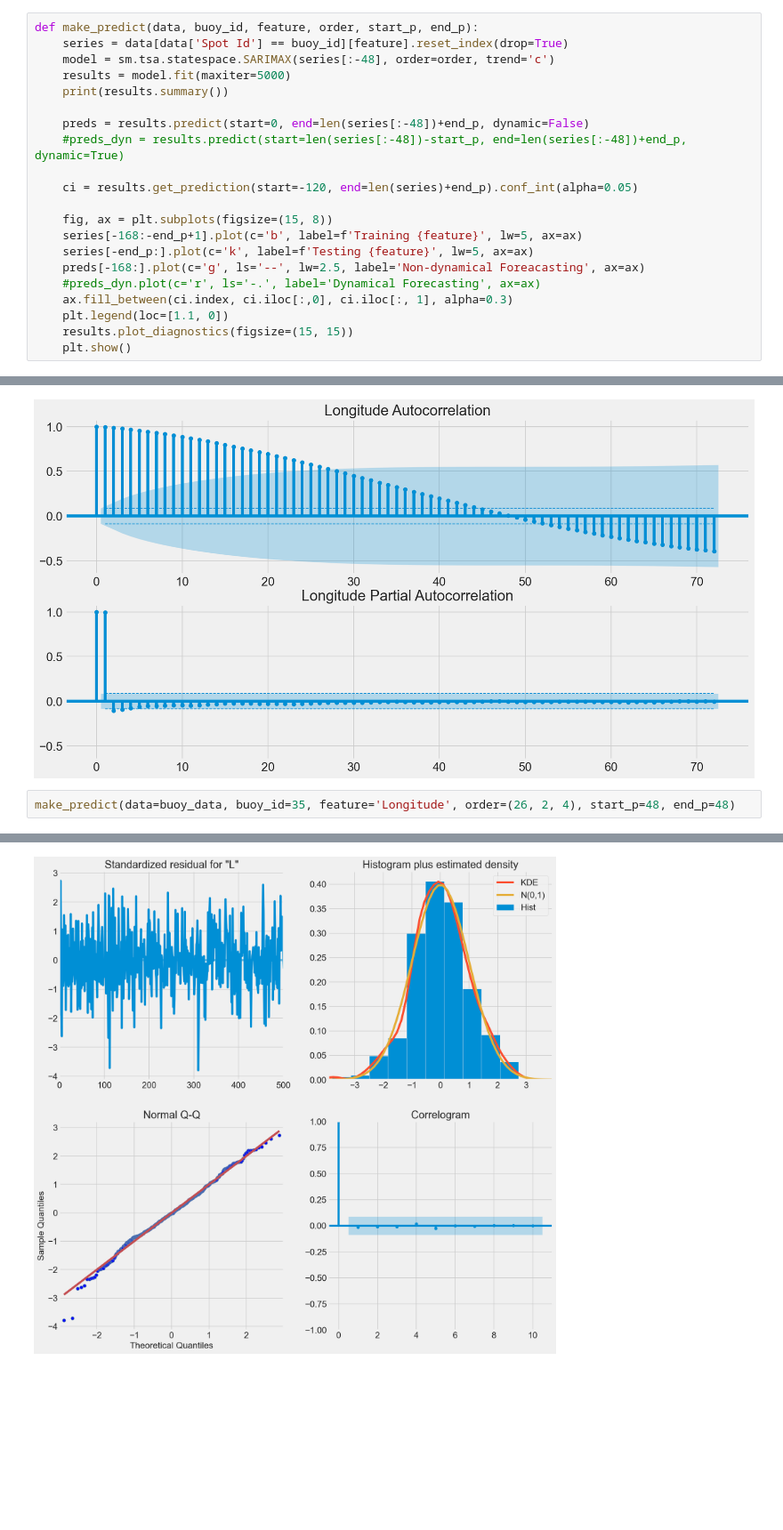
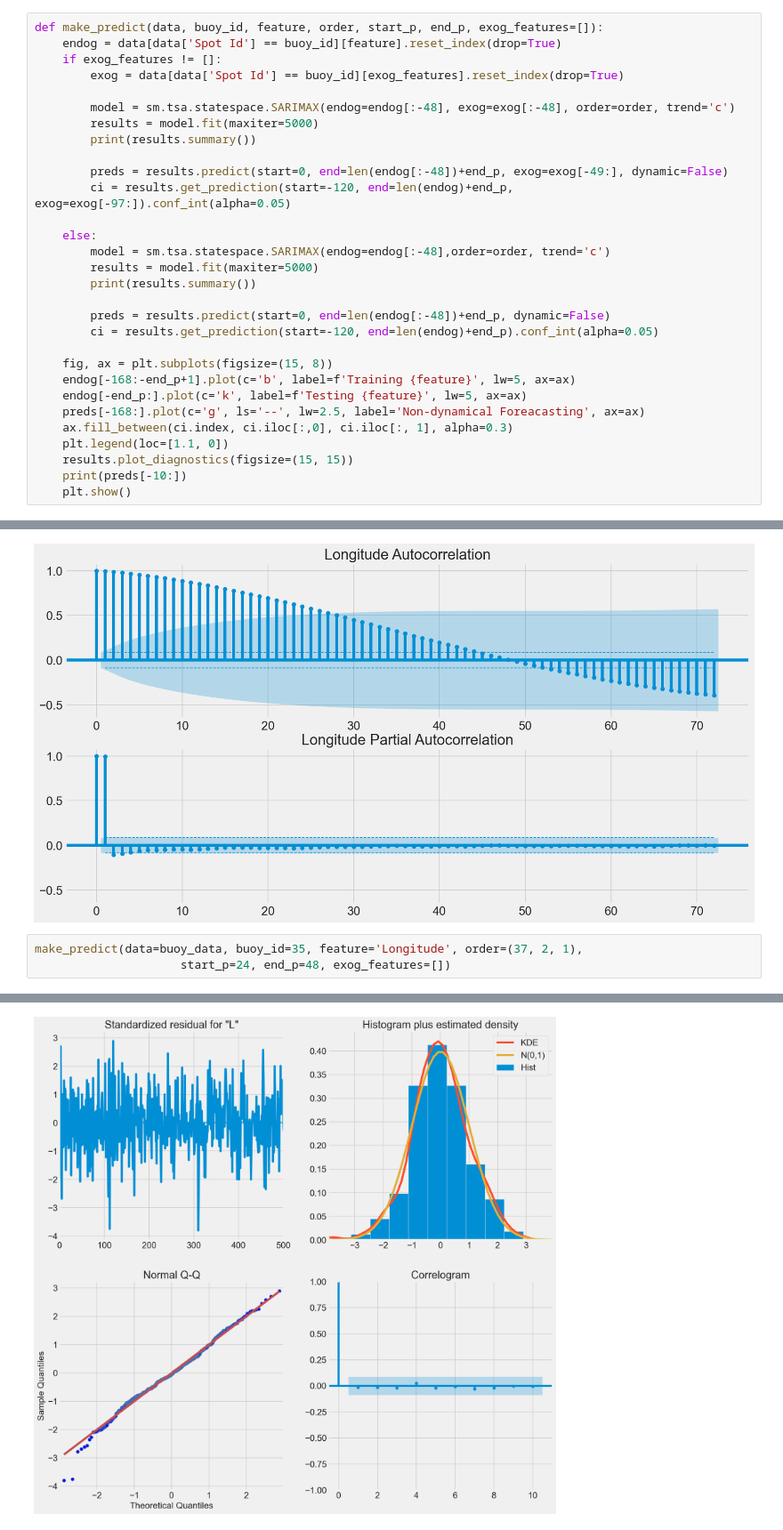
Before and after one commit to esbatiehsan/forecasting-floats, a Jupyter notebook: arima-model.ipynb, the cells around one changed output, grey strips where cells are left out. Shown at 89% size. Cells and saved outputs as stored; diff of their text form; blank space fills up the shorter version.

```diff
--- a/arima-model.ipynb
+++ b/arima-model.ipynb
@@ -43,25 +43,34 @@ def plot_diff(data, buoy_id, test_size, feature):
     ax[2].set_title(f'{feature} Differenced Twice')
     plt.show()
 # %%
-def make_predict(data, buoy_id, feature, order, start_p, end_p):
-    series = data[data['Spot Id'] == buoy_id][feature].reset_index(drop=True)
-    model = sm.tsa.statespace.SARIMAX(series[:-48], order=order, trend='c')
-    results = model.fit(maxiter=5000)
-    print(results.summary())
+def make_predict(data, buoy_id, feature, order, start_p, end_p, exog_features=[]):
+    endog = data[data['Spot Id'] == buoy_id][feature].reset_index(drop=True)
+    if exog_features != []:
+        exog = data[data['Spot Id'] == buoy_id][exog_features].reset_index(drop=True)
 
-    preds = results.predict(start=0, end=len(series[:-48])+end_p, dynamic=False)
-    #preds_dyn = results.predict(start=len(series[:-48])-start_p, end=len(series[:-48])+end_p, dynamic=True)
+        model = sm.tsa.statespace.SARIMAX(endog=endog[:-48], exog=exog[:-48], order=order, trend='c')
+        results = model.fit(maxiter=5000)
+        print(results.summary())
 
-    ci = results.get_prediction(start=-120, end=len(series)+end_p).conf_int(alpha=0.05)
+        preds = results.predict(start=0, end=len(endog[:-48])+end_p, exog=exog[-49:], dynamic=False)
+        ci = results.get_prediction(start=-120, end=len(endog)+end_p, exog=exog[-97:]).conf_int(alpha=0.05)
+
+    else:
+        model = sm.tsa.statespace.SARIMAX(endog=endog[:-48],order=order, trend='c')
+        results = model.fit(maxiter=5000)
+        print(results.summary())
+
+        preds = results.predict(start=0, end=len(endog[:-48])+end_p, dynamic=False)
+        ci = results.get_prediction(start=-120, end=len(endog)+end_p).conf_int(alpha=0.05)
 
     fig, ax = plt.subplots(figsize=(15, 8))
-    series[-168:-end_p+1].plot(c='b', label=f'Training {feature}', lw=5, ax=ax)
-    series[-end_p:].plot(c='k', label=f'Testing {feature}', lw=5, ax=ax)
+    endog[-168:-end_p+1].plot(c='b', label=f'Training {feature}', lw=5, ax=ax)
+    endog[-end_p:].plot(c='k', label=f'Testing {feature}', lw=5, ax=ax)
     preds[-168:].plot(c='g', ls='--', lw=2.5, label='Non-dynamical Foreacasting', ax=ax)
-    #preds_dyn.plot(c='r', ls='-.', label='Dynamical Forecasting', ax=ax)
     ax.fill_between(ci.index, ci.iloc[:,0], ci.iloc[:, 1], alpha=0.3)
     plt.legend(loc=[1.1, 0])
     results.plot_diagnostics(figsize=(15, 15))
+    print(preds[-10:])
     plt.show()
 # %%
 plot_diff(buoy_data, 35, 48, 'Latitude')
@@ -102,7 +158,8 @@ plot_autocorrs(buoy_data, 35, 'Longitude', 48, 72)
 # %% [output]
 [figure]
 # %%
-make_predict(data=buoy_data, buoy_id=35, feature='Longitude', order=(26, 2, 4), start_p=48, end_p=48)
+make_predict(data=buoy_data, buoy_id=35, feature='Longitude', order=(37, 2, 1),
+                     start_p=24, end_p=48, exog_features=[])
 # %% [output]
                                SARIMAX Results
 ==============================================================================
@@ -124,2 +181,2 @@ Warnings:
 [figure]
-[figure, old version]
+[figure, new version]
```
Also changed, not shown: parts of 6 cells of this notebook.
